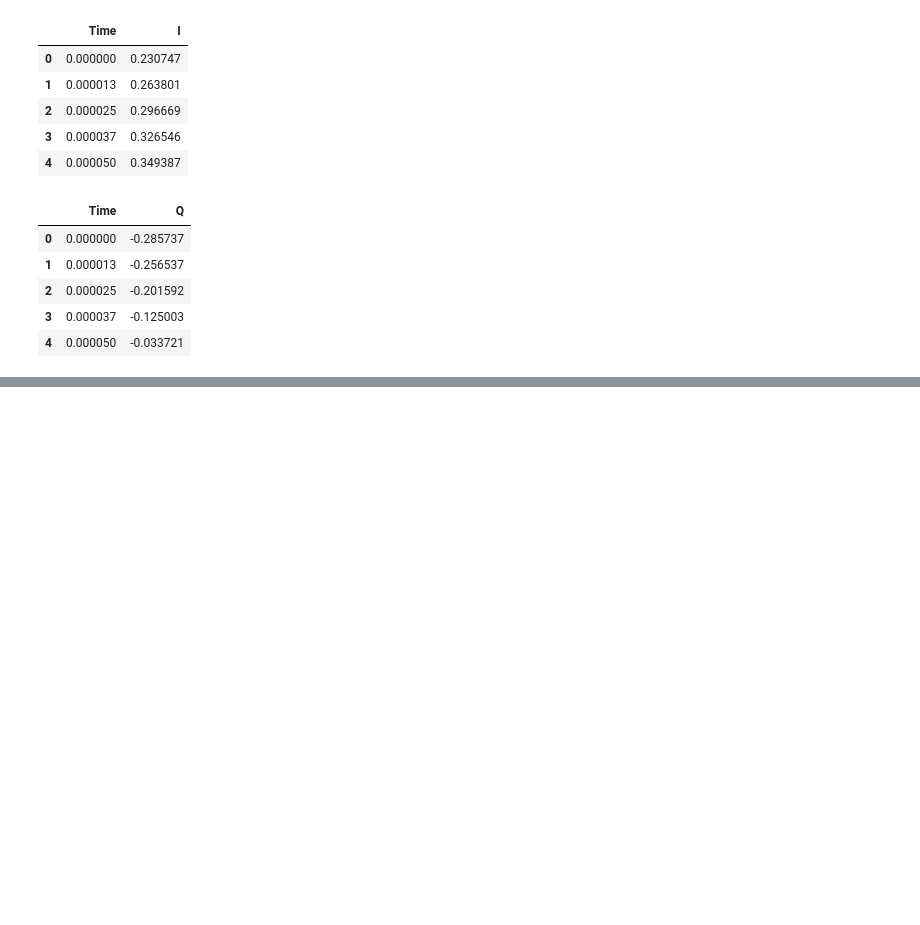
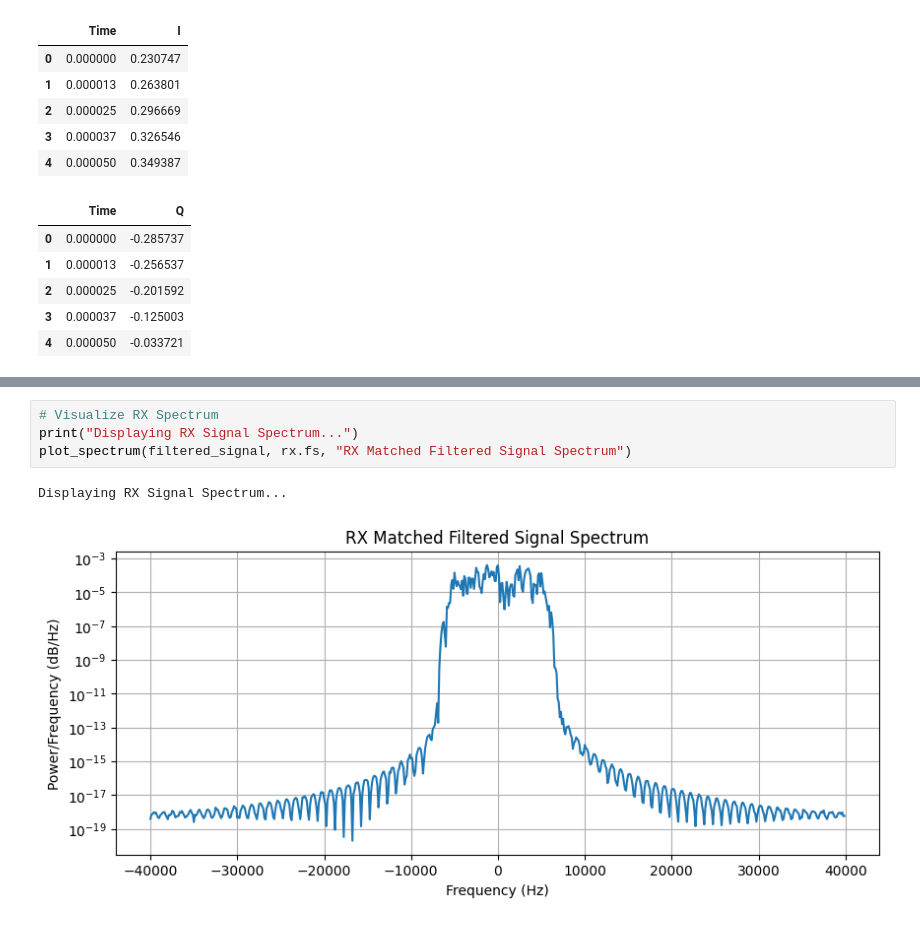
Before and after one commit to cj-rf4869/DSP, a Jupyter notebook: SDR_python_transmitter.ipynb, the cells around one changed output, grey strips where cells are left out. Drawn from its saved outputs; the diff is of its cells as text; blank space fills up the shorter version.

```diff
--- a/SDR_python_transmitter.ipynb
+++ b/SDR_python_transmitter.ipynb
@@ -163,0 +329,7 @@ Files successfully saved to: /content/drive/MyDrive/satellite_data/V_I.csv and /
+# %%
+# Visualize RX Spectrum
+print("Displaying RX Signal Spectrum...")
+plot_spectrum(filtered_signal, rx.fs, "RX Matched Filtered Signal Spectrum")
+# %% [output]
+Displaying RX Signal Spectrum...
+[figure, added]
```
Also changed, not shown: parts of 11 cells of this notebook.
